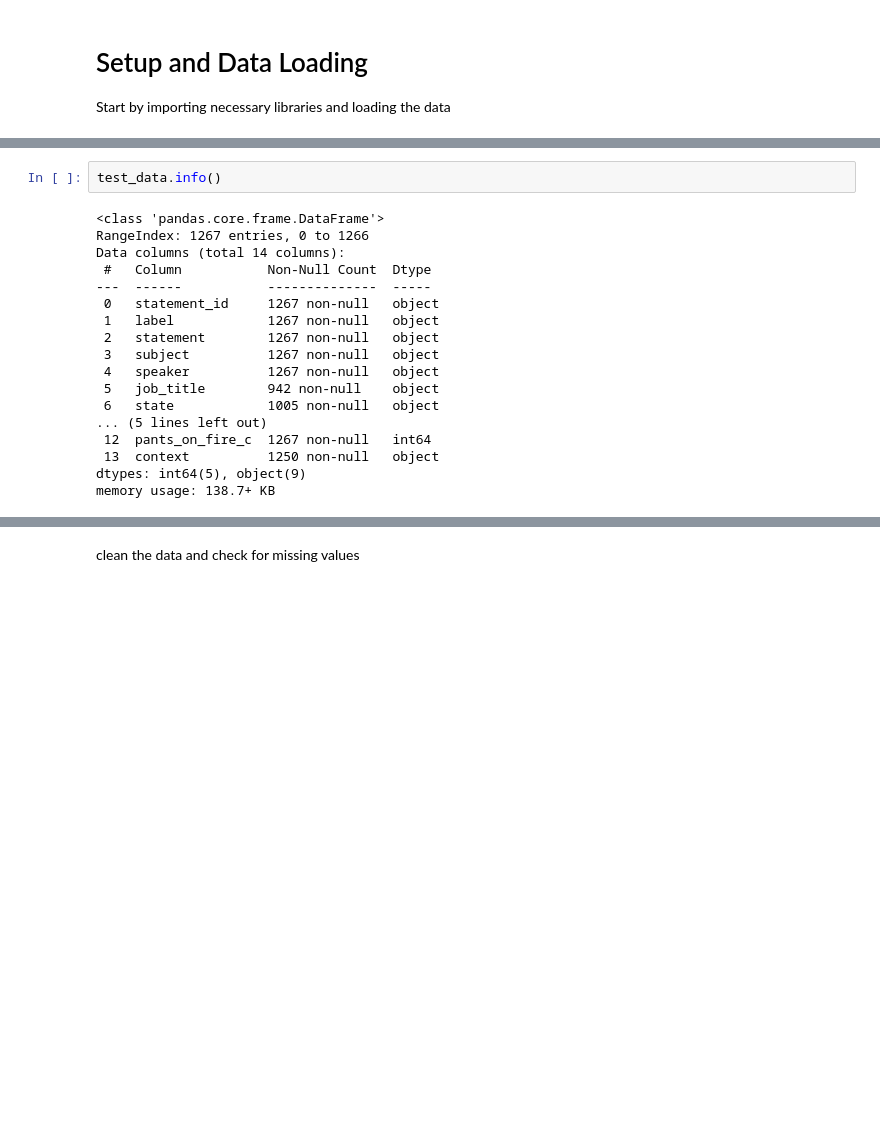
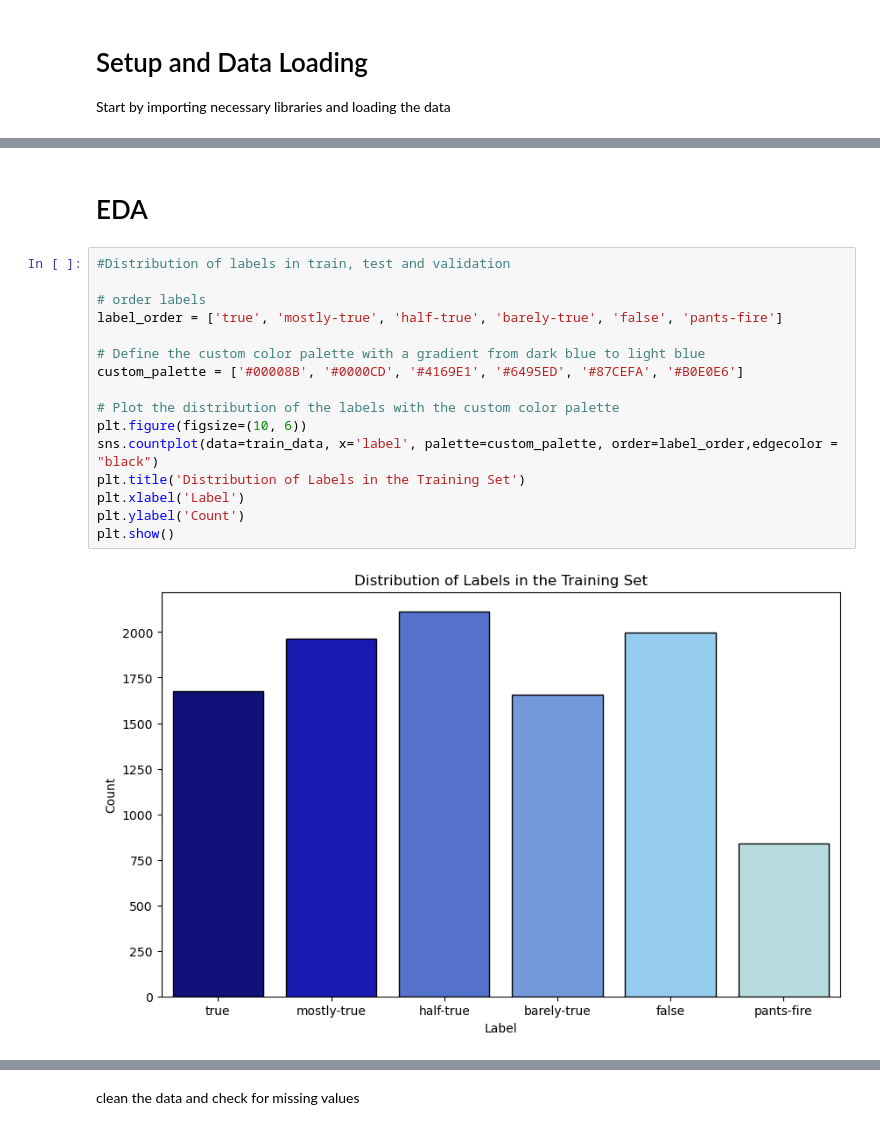
Before and after one commit to sigalgrabois/ADS_final_project, a Jupyter notebook: fake_news_detection_final.ipynb, the cells around one changed output, grey strips where cells are left out. Saved outputs shown, nothing was run; the diff lists cells and outputs as text; blank space fills up the shorter version.

```diff
--- a/fake_news_detection_final.ipynb
+++ b/fake_news_detection_final.ipynb
@@ -55,20 +58,20 @@ memory usage: 1.1+ MB
-# %%
-test_data.info()
-# %% [output]
-<class 'pandas.core.frame.DataFrame'>
-RangeIndex: 1267 entries, 0 to 1266
-Data columns (total 14 columns):
- #   Column           Non-Null Count  Dtype
----  ------           --------------  -----
- 0   statement_id     1267 non-null   object
- 1   label            1267 non-null   object
- 2   statement        1267 non-null   object
- 3   subject          1267 non-null   object
- 4   speaker          1267 non-null   object
- 5   job_title        942 non-null    object
- 6   state            1005 non-null   object
-... (5 lines left out)
- 12  pants_on_fire_c  1267 non-null   int64
- 13  context          1250 non-null   object
-dtypes: int64(5), object(9)
-memory usage: 138.7+ KB
+# %% [markdown]
+# EDA
+# %%
+#Distribution of labels in train, test and validation
+
+# order labels
+label_order = ['true', 'mostly-true', 'half-true', 'barely-true', 'false', 'pants-fire']
+
+# Define the custom color palette with a gradient from dark blue to light blue
+custom_palette = ['#00008B', '#0000CD', '#4169E1', '#6495ED', '#87CEFA', '#B0E0E6']
+
+# Plot the distribution of the labels with the custom color palette
+plt.figure(figsize=(10, 6))
+sns.countplot(data=train_data, x='label', palette=custom_palette, order=label_order,edgecolor = "black")
+plt.title('Distribution of Labels in the Training Set')
+plt.xlabel('Label')
+plt.ylabel('Count')
+plt.show()
+# %% [output]
+[figure, added]
```
Also changed, not shown: parts of 99 cells of this notebook.
